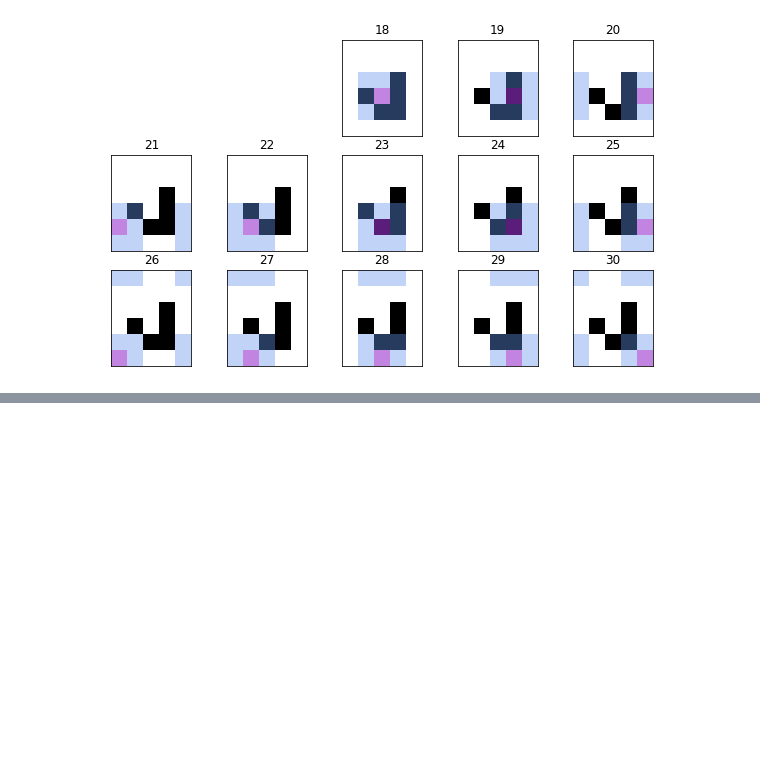
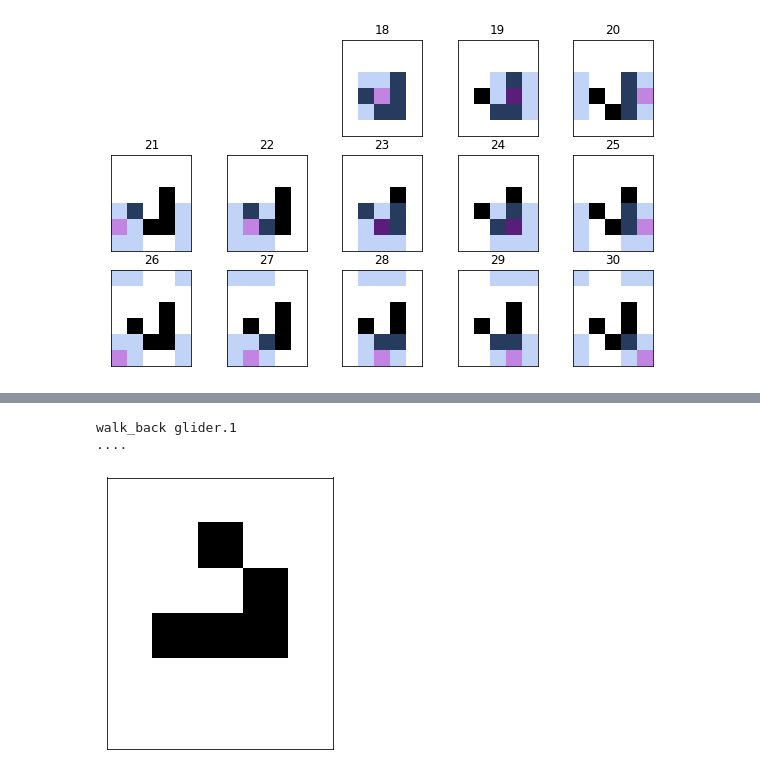
Before and after one commit to MatrixManAtYrService/efiL, a Jupyter notebook: convolve.ipynb, the cells around one changed output, grey strips where cells are left out. Drawn from its saved outputs; the diff is of its cells as text; code cells hidden in the pictures; blank space fills up the shorter version.

```diff
--- a/convolve.ipynb
+++ b/convolve.ipynb
@@ -636,0 +756,15 @@ array([[1, 1, 0, 0, 0],
+# %%
+if False: # uncomment if you have a lot of time on your hands
+    import sys
+    twos = []
+    dead_ends = 0
+    for i, one in enumerate(reverse_gen(target, clause_out=False)):
+        print('.', end='')
+        try:
+            for j, two in enumerate(reverse_gen(one, clause_out=False)):
+                msg = f'two.{i}.{j}'
+                print(msg)
+                save(two, msg)
+                twos.append(two)
+        except StopIteration:
+            dead_ends += 1
@@ -636,0 +819,14 @@ array([[1, 1, 0, 0, 0],
+# %%
+start = np.zeros((6,5))
+start[1][2] = 1
+start[2][3] = 1
+start[3][1] = 1
+start[3][2] = 1
+start[3][3] = 1
+
+show(start)
+stories = gen_paths(start, 2, 'glider', limit=50)
+# %% [output]
+walk_back glider.1
+....
+[figure, added]
```
Also changed, not shown: parts of 16 cells of this notebook.
